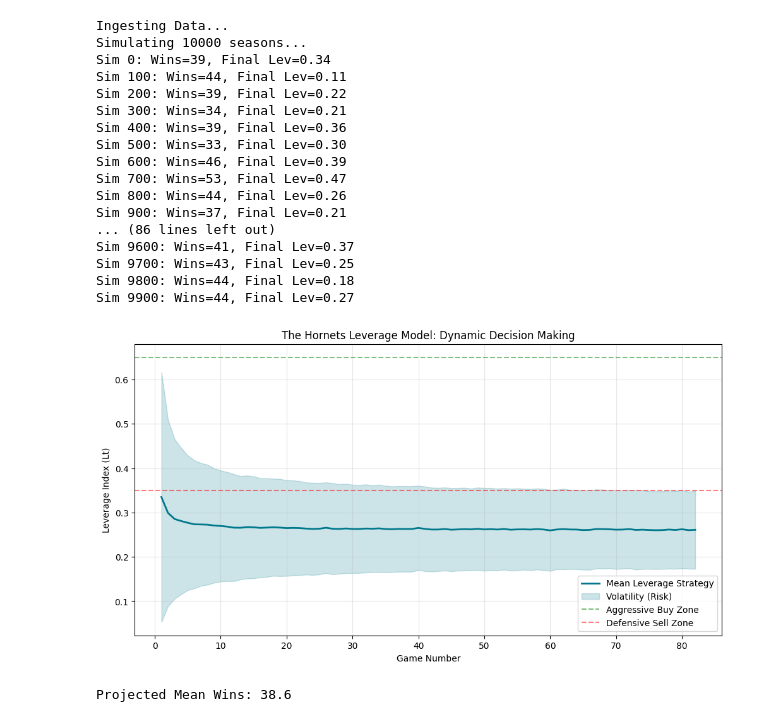
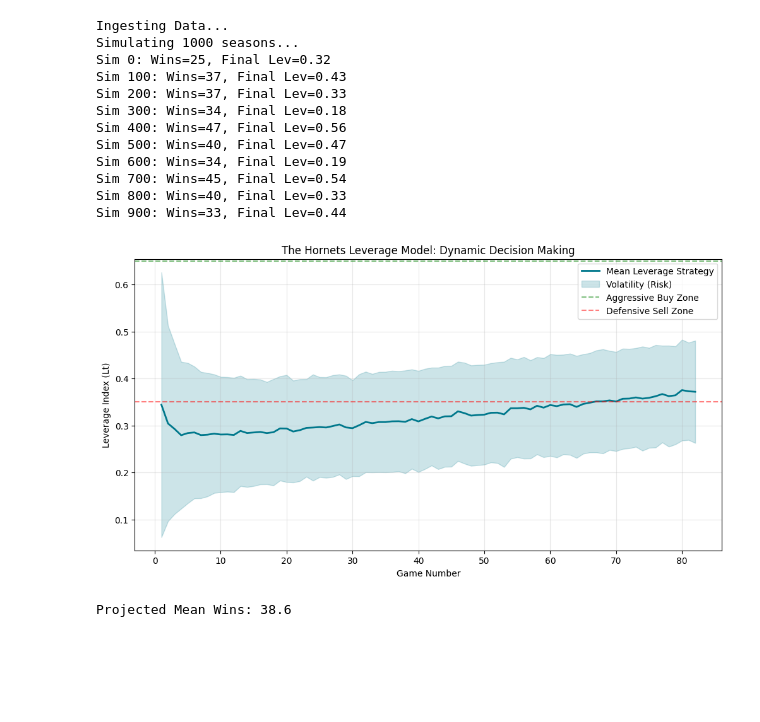
Before and after one commit to rkloco/ICM-2026, a Jupyter notebook: simulations/code.ipynb, the cells around one changed output. Drawn from its saved outputs; the diff is of its cells as text; code cells hidden in the pictures; blank space fills up the shorter version.

Commit message:
final ver b4 finance/risk updates

```diff
--- a/simulations/code.ipynb
+++ b/simulations/code.ipynb
@@ -2,10 +2,11 @@
 import pandas as pd
 import numpy as np
 import matplotlib.pyplot as plt
+import copy
 
 # --- 1. CONFIGURATION & CONSTANTS ---
 
-NUM_SIMULATIONS = 10000  # Adjust to 10000 for final high-res run
+NUM_SIMULATIONS = 1000  # Adjust to 10000 for final high-res run
 GAMES_IN_SEASON = 82
 MY_TEAM = 'CHO'         # Charlotte Hornets ID
 
@@ -24,6 +25,25 @@ WEIGHTS = {
     'lev_risk': -4.0,        # Impact of Risk on Leverage
     'revenue_win_factor': 0.3,
     'revenue_star_factor': 0.5
+}
+
+# --- NEW CONSTANTS FOR ADVANCED MODELING ---
+ADVANCED_PARAMS = {
+    'operating_expense_per_game': 3.0, # Pi_t (Salary + Venue ops)
+    'debt_service_per_game': 0.5,      # DS_t (Interest payments)
+    'lookback_window': 5,              # m (For momentum)
+    'volatility_window': 10,           # Window to measure risk
+
+    # Weights for the Sub-Indices
+    # Finance Weights (Must sum to approx 1 or be normalized)
+    'w_fin_debt': 0.4,
+    'w_fin_cost': 0.4,
+    'w_fin_mom': 0.2,
+
+    # Risk Weights (gamma)
+    'gamma_i': 0.4, # Injury
+    'gamma_r': 0.2, # Rev Volatility
+    'gamma_d': 0.4  # Leverage Risk
 }
 
 # --- 2. DATA INGESTION & PREPARATION ---
@@ -156,6 +176,8 @@ def run_simulation(csv_path):
 
     for sim in range(NUM_SIMULATIONS):
 
+        active_rosters = copy.deepcopy(all_rosters)
+
         # Create Schedule: Random 82 games against league opponents
         schedule = np.random.choice(opponents, GAMES_IN_SEASON)
 
@@ -170,10 +192,10 @@ def run_simulation(csv_path):
 
             # A. Calculate Dynamic Team Strengths
             # 1. My Team (Charlotte)
-            my_strength, my_stars, my_injuries = get_game_strength(all_rosters[MY_TEAM])
+            my_strength, my_stars, my_injuries = get_game_strength(active_rosters[MY_TEAM])
 
             # 2. Opponent Team (Specific Opponent Roster)
-            opp_strength, _, _ = get_game_strength(all_rosters[opp_team])
+            opp_strength, _, _ = get_game_strength(active_rosters[opp_team])
 
             # B. Determine Outcome (Logistic Regression)
             diff = my_strength - opp_strength
@@ -188,10 +210,17 @@ def run_simulation(csv_path):
             wins += is_win
 
             # C. Update Finance
-            game_rev = 0
+
+            # Calculate per-game baseline revenue (TV deals, fixed sponsors)
+            base_game_rev = FINANCIALS['baseline_revenue'] / GAMES_IN_SEASON
+            game_rev = base_game_rev # Start with the base (~$4M)
             if is_win: game_rev += WEIGHTS['revenue_win_factor']
             if my_stars > 0: game_rev += (WEIGHTS['revenue_star_factor'] * my_stars)
             current_rev += game_rev
+
+            operating_cost = 3.5 # Estimated per-game cost (approx 280M/season)
+            net_income = game_rev - operating_cost
+            current_debt -= net_income
 
             # D. Calculate Indices
 
@@ -237,48 +266,43 @@ for team, strength in sorted_teams:
     print(f"{team}: {strength:.3f}")
 
 win_prob = 1 / (1 + np.exp(-(0 + 15.0 * (sorted_teams[0][1] - sorted_teams[-1][1]))))
 print(win_prob)"""
 
 # Make sure 'season-stats.csv' is in your folder
 lev_data, win_data = run_simulation('data/season-stats.csv')
 
 # --- PLOTTING CODE (Run after simulation) ---
 mean_lev = np.mean(lev_data, axis=0)
 std_lev = np.std(lev_data, axis=0)
 x = np.arange(1, 83)
 
 plt.figure(figsize=(12, 6))
 plt.plot(x, mean_lev, color='#00788C', linewidth=2, label='Mean Leverage Strategy') # Hornets Teal
 plt.fill_between(x, mean_lev - std_lev, mean_lev + std_lev, color='#00788C', alpha=0.2, label='Volatility (Risk)')
 
 plt.axhline(0.65, color='green', linestyle='--', alpha=0.5, label='Aggressive Buy Zone')
 plt.axhline(0.35, color='red', linestyle='--', alpha=0.5, label='Defensive Sell Zone')
 
 plt.title('The Hornets Leverage Model: Dynamic Decision Making')
 plt.xlabel('Game Number')
 plt.ylabel('Leverage Index (Lt)')
 plt.legend()
 plt.grid(True, alpha=0.3)
 plt.show()
 
 print(f"Projected Mean Wins: {np.mean(win_data):.1f}")
 # %% [output]
 Ingesting Data...
-Simulating 10000 seasons...
-Sim 0: Wins=39, Final Lev=0.34
-Sim 100: Wins=44, Final Lev=0.11
-Sim 200: Wins=39, Final Lev=0.22
-Sim 300: Wins=34, Final Lev=0.21
-Sim 400: Wins=39, Final Lev=0.36
-Sim 500: Wins=33, Final Lev=0.30
-Sim 600: Wins=46, Final Lev=0.39
-Sim 700: Wins=53, Final Lev=0.47
-Sim 800: Wins=44, Final Lev=0.26
-Sim 900: Wins=37, Final Lev=0.21
-... (86 lines left out)
-Sim 9600: Wins=41, Final Lev=0.37
-Sim 9700: Wins=43, Final Lev=0.25
-Sim 9800: Wins=44, Final Lev=0.18
-Sim 9900: Wins=44, Final Lev=0.27
+Simulating 1000 seasons...
+Sim 0: Wins=25, Final Lev=0.32
+Sim 100: Wins=37, Final Lev=0.43
+Sim 200: Wins=37, Final Lev=0.33
+Sim 300: Wins=34, Final Lev=0.18
+Sim 400: Wins=47, Final Lev=0.56
+Sim 500: Wins=40, Final Lev=0.47
+Sim 600: Wins=34, Final Lev=0.19
+Sim 700: Wins=45, Final Lev=0.54
+Sim 800: Wins=40, Final Lev=0.33
+Sim 900: Wins=33, Final Lev=0.44
-[figure, old version]
+[figure, new version]
 Projected Mean Wins: 38.6
```
